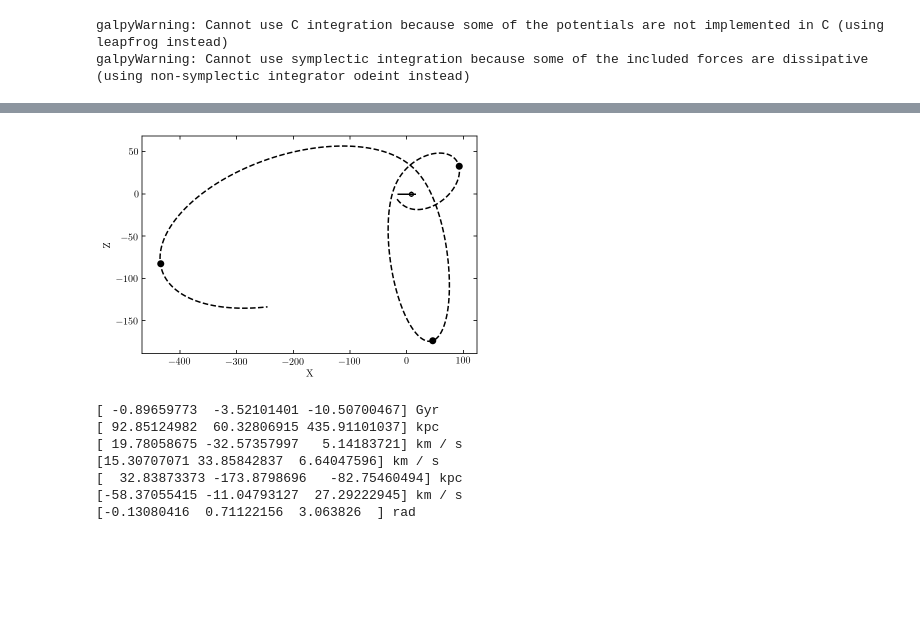
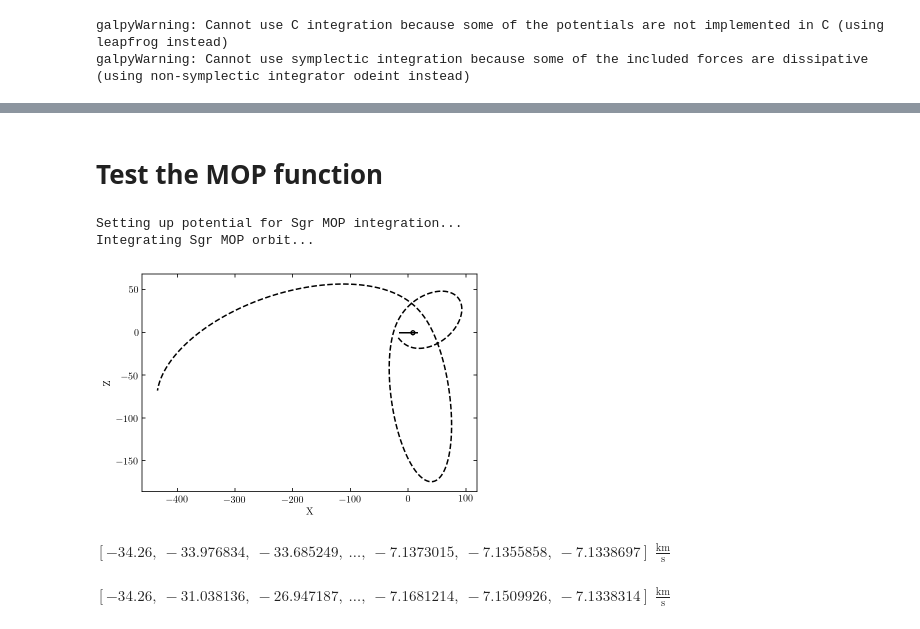
Before and after one commit to jamesmlane/AST1501, a Jupyter notebook: notebooks/13-investigate_sgr_orbit/investigate_sgr_orbit.ipynb, the cells around one changed output, grey strips where cells are left out. Cells and saved outputs as stored; diff of their text form; code cells hidden in the pictures; blank space fills up the shorter version.

```diff
--- a/notebooks/13-investigate_sgr_orbit/investigate_sgr_orbit.ipynb
+++ b/notebooks/13-investigate_sgr_orbit/investigate_sgr_orbit.ipynb
@@ -72,11 +73,9 @@ o_sgr = orbit.Orbit(sgr_vxvv)
 o_sgr.turn_physical_on()
 # No need to flip because backward time integration
 # %%
-# Define potential and times
-pot = potential.MWPotential2014
-
-n_snaps = 1500
-t_orbit = -14 # Gyr, integrating backwards
+# Declare times
+n_snaps = 1000
+t_orbit = -10 # Gyr, integrating backwards
 times = np.linspace(0, t_orbit, n_snaps) * apu.Gyr
 # %%
 # Properties of the satellite
@@ -93,5 +92,3 @@ o_sgr.integrate(times, pot_df)
 # %% [output]
 galpyWarning: Cannot use C integration because some of the potentials are not implemented in C (using leapfrog instead)
 galpyWarning: Cannot use symplectic integration because some of the included forces are dissipative (using non-symplectic integrator odeint instead)
-# %%
-apocenter_indxs = scipy.signal.argrelextrema(o_sgr.r(times).value, np.greater)
@@ -102,15 +111,23 @@ print(times[apocenter_indxs])
+# %% [markdown]
+# Test the MOP function
+# %%
+sgr_mop, o_sgr_mop, times_mop = ast1501.potential.make_Sgr_mop(10,return_orbit=True)
+# %% [output]
+Setting up potential for Sgr MOP integration...
+Integrating Sgr MOP orbit...
 # %%
 fig = plt.figure()
 ax = fig.add_subplot(111)
 
-ax.plot( o_sgr.x(times).value, o_sgr.z(times).value, color='Black', linestyle='dashed' )
-ax.scatter( o_sgr.x(times)[apocenter_indxs].value, o_sgr.z(times)[apocenter_indxs].value,
+ax.plot( o_sgr_mop.x(times).value, o_sgr_mop.z(times).value, color='Black', linestyle='dashed' )
+ax.scatter(o_sgr_mop.x(times_mop)[apocenter_indxs].value,
+           o_sgr_mop.z(times_mop)[apocenter_indxs].value,
            color='Black' )
 ax.plot([-15,15],[0,0], color='Black', linestyle='solid')
 ax.scatter(8,0, marker=r'$\odot$', s=20, color='Black')
 ax.set_xlabel('X')
 ax.set_ylabel('Z')
 
 fig.set_facecolor('White')
 # %% [output]
-[figure, old version]
+[figure, new version]
@@ -119,16 +134,8 @@ o_sgr_apos = o_sgr(times[apocenter_indxs])
-# %%
-print( times[apocenter_indxs] )
-print( o_sgr_apos.R() )
-print( o_sgr_apos.vR() )
-print( o_sgr_apos.vT() )
-print( o_sgr_apos.z() )
-print( o_sgr_apos.vz() )
-print( o_sgr_apos.phi() )
-# %% [output]
-[ -0.89659773  -3.52101401 -10.50700467] Gyr
-[ 92.85124982  60.32806915 435.91101037] kpc
-[ 19.78058675 -32.57357997   5.14183721] km / s
-[15.30707071 33.85842837  6.64047596] km / s
-[  32.83873373 -173.8798696   -82.75460494] kpc
-[-58.37055415 -11.04793127  27.29222945] km / s
-[-0.13080416  0.71122156  3.063826  ] rad
+# %%
+o_sgr_mop.vy(times_mop)
+# %% [output]
+$[-34.26,~-33.976834,~-33.685249,~\dots,~-7.1373015,~-7.1355858,~-7.1338697] \; \mathrm{\frac{km}{s}}$
+# %%
+o_sgr.vy(times)
+# %% [output]
+$[-34.26,~-31.038136,~-26.947187,~\dots,~-7.1681214,~-7.1509926,~-7.1338314] \; \mathrm{\frac{km}{s}}$
```
Also changed, not shown: parts of 4 cells of this notebook.
